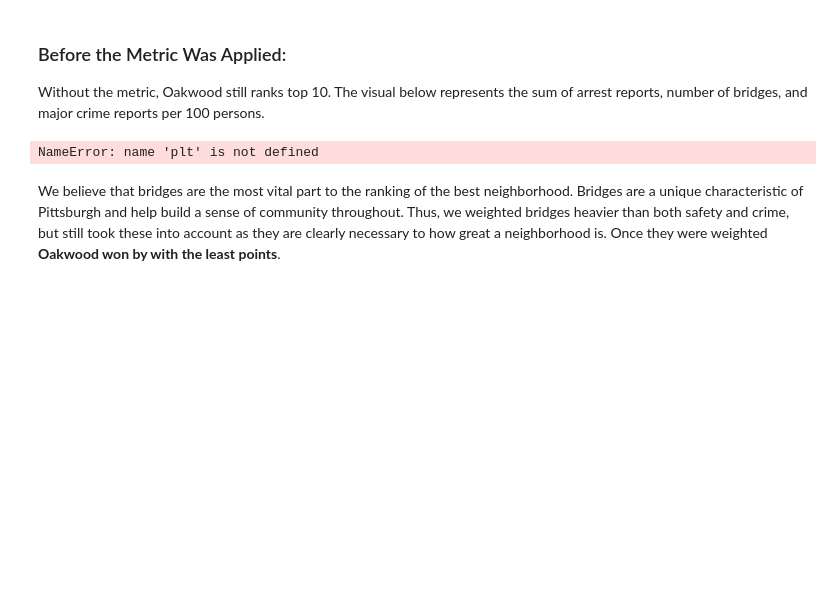
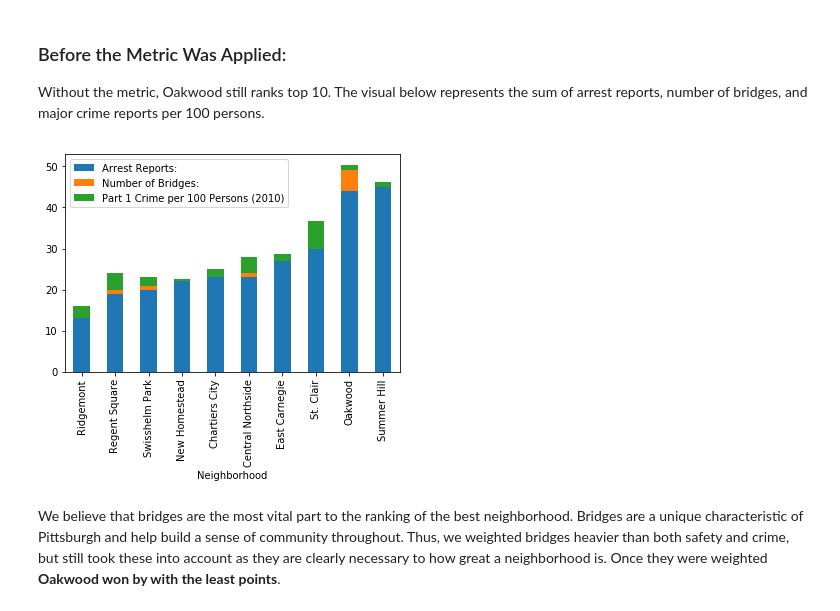
Before and after one commit to pats141/CMPINF_Final, a Jupyter notebook: Presentation.ipynb, the cells around one changed output. Saved outputs shown, nothing was run; the diff lists cells and outputs as text; code cells hidden in the pictures; blank space fills up the shorter version.

```diff
--- a/Presentation.ipynb
+++ b/Presentation.ipynb
@@ -212,15 +212,14 @@ This neighborhood was the only one that was in the top 20 of each of our categor
 ### Before the Metric Was Applied:
 Without the metric, Oakwood still ranks top 10. The visual below represents the sum of arrest reports, number of bridges, and major crime reports per 100 persons.
 # %%
-plt.style.use('fast')
 first = pd.concat([crime, bridges], axis=1, sort=False)
 first.index.name = "Neighborhood"
 merged = first.merge(safety_df, left_index=True, right_on='Neighborhood')
 merged.set_index("Neighborhood", inplace = True)
 mergeddd = merged.sort_values('Arrest Reports:', ascending=True)
 mergeddd.head(10).plot.bar(stacked=True);
 # %% [output]
-NameError: name 'plt' is not defined
+[figure, added]
 # %% [markdown]
 We believe that bridges are the most vital part to the ranking of the best neighborhood. Bridges are a unique characteristic of Pittsburgh and help build a sense of community throughout. Thus, we weighted bridges heavier than both safety and crime, but still took these into account as they are clearly necessary to how great a neighborhood is. Once they were weighted **Oakwood won by with the least points**.
 # %% [markdown]
```
